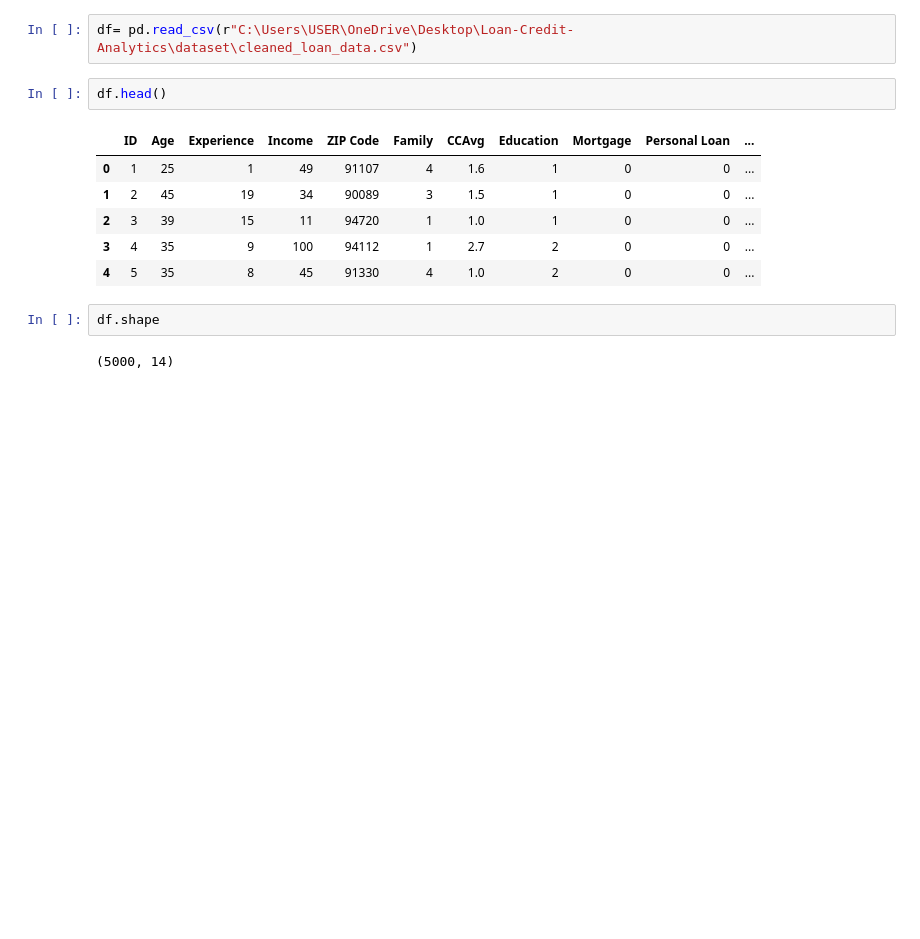
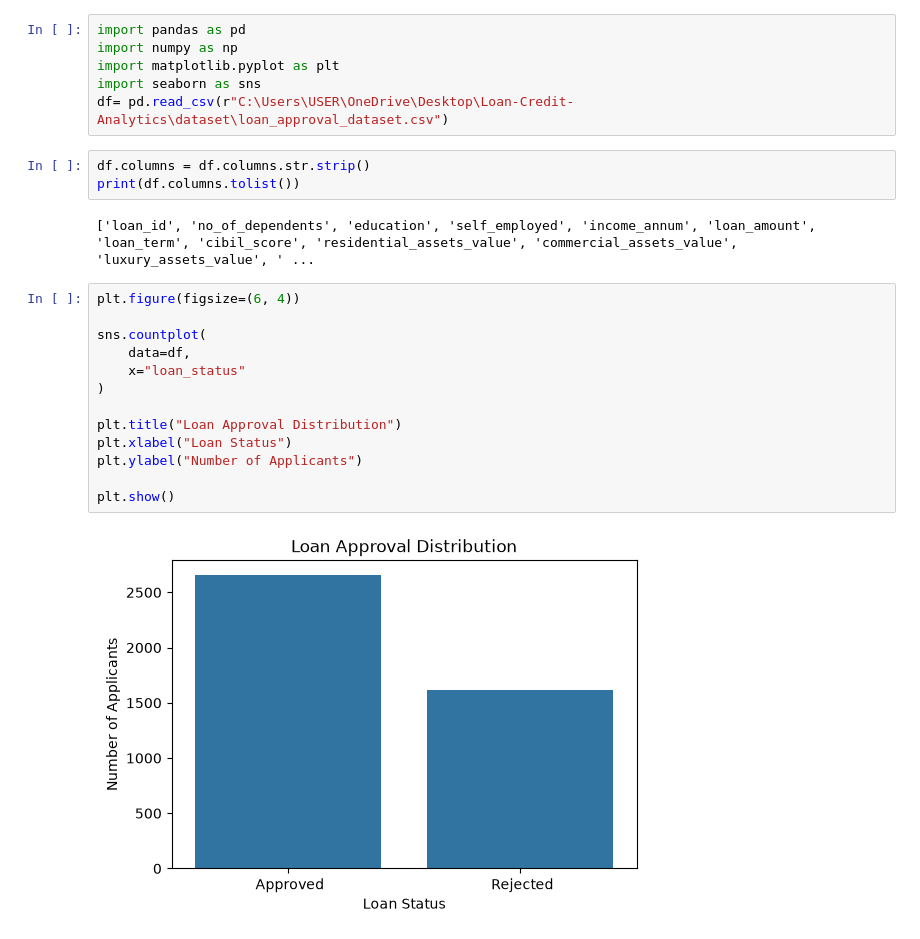
Before and after one commit to Tanay-chaturvedi/Loan_Risk_Analytics, a Jupyter notebook: python/02_eda_visualization.ipynb, the cells around one changed output. Cells and saved outputs as stored; diff of their text form; blank space fills up the shorter version.

Commit message:
Add exploratory data analysis notebook

```diff
--- a/python/02_eda_visualization.ipynb
+++ b/python/02_eda_visualization.ipynb
@@ -6,15 +7,26 @@ import seaborn as sns
 # %%
-df= pd.read_csv(r"C:\Users\USER\OneDrive\Desktop\Loan-Credit-Analytics\dataset\cleaned_loan_data.csv")
+import pandas as pd
+import numpy as np
+import matplotlib.pyplot as plt
+import seaborn as sns
+df= pd.read_csv(r"C:\Users\USER\OneDrive\Desktop\Loan-Credit-Analytics\dataset\loan_approval_dataset.csv")
-# %%
-df.head()
-# %% [output]
-|  | ID | Age | Experience | Income | ZIP Code | Family | CCAvg | Education | Mortgage | Personal Loan | ... |
-| 0 | 1 | 25 | 1 | 49 | 91107 | 4 | 1.6 | 1 | 0 | 0 | ... |
-| 1 | 2 | 45 | 19 | 34 | 90089 | 3 | 1.5 | 1 | 0 | 0 | ... |
-| 2 | 3 | 39 | 15 | 11 | 94720 | 1 | 1.0 | 1 | 0 | 0 | ... |
-| 3 | 4 | 35 | 9 | 100 | 94112 | 1 | 2.7 | 2 | 0 | 0 | ... |
-| 4 | 5 | 35 | 8 | 45 | 91330 | 4 | 1.0 | 2 | 0 | 0 | ... |
-# %%
-df.shape
-# %% [output]
-(5000, 14)
+# %%
+df.columns = df.columns.str.strip()
+print(df.columns.tolist())
+# %% [output]
+['loan_id', 'no_of_dependents', 'education', 'self_employed', 'income_annum', 'loan_amount', 'loan_term', 'cibil_score', 'residential_assets_value', 'commercial_assets_value', 'luxury_assets_value', ' ...
+# %%
+plt.figure(figsize=(6, 4))
+
+sns.countplot(
+    data=df,
+    x="loan_status"
+)
+
+plt.title("Loan Approval Distribution")
+plt.xlabel("Loan Status")
+plt.ylabel("Number of Applicants")
+
+plt.show()
+# %% [output]
+[figure, added]
```
Also changed, not shown: parts of 10 cells of this notebook.
